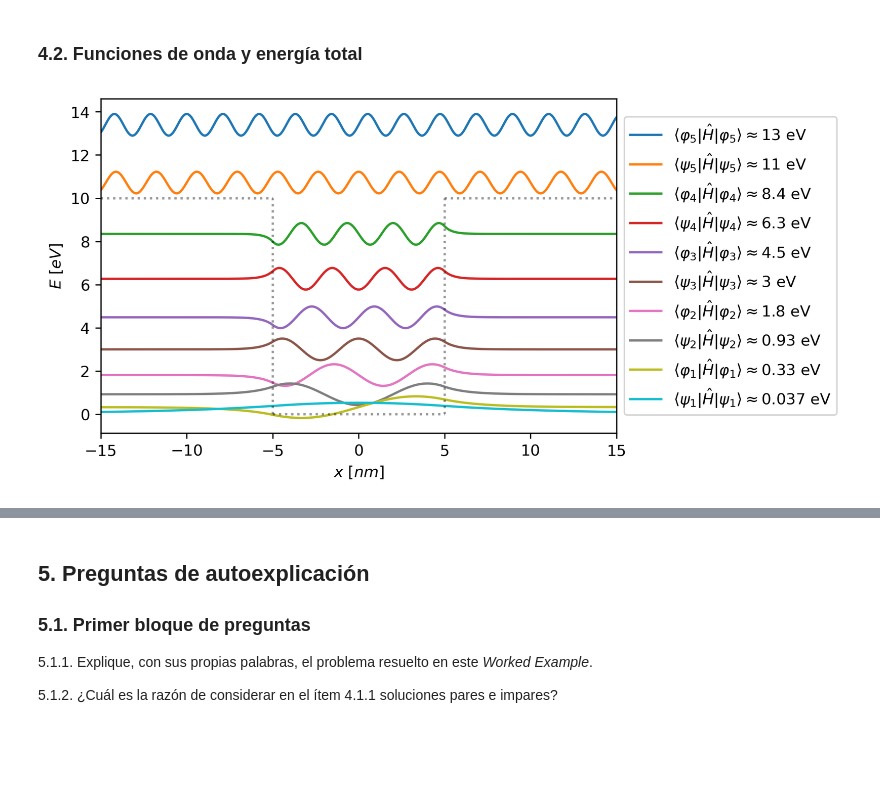
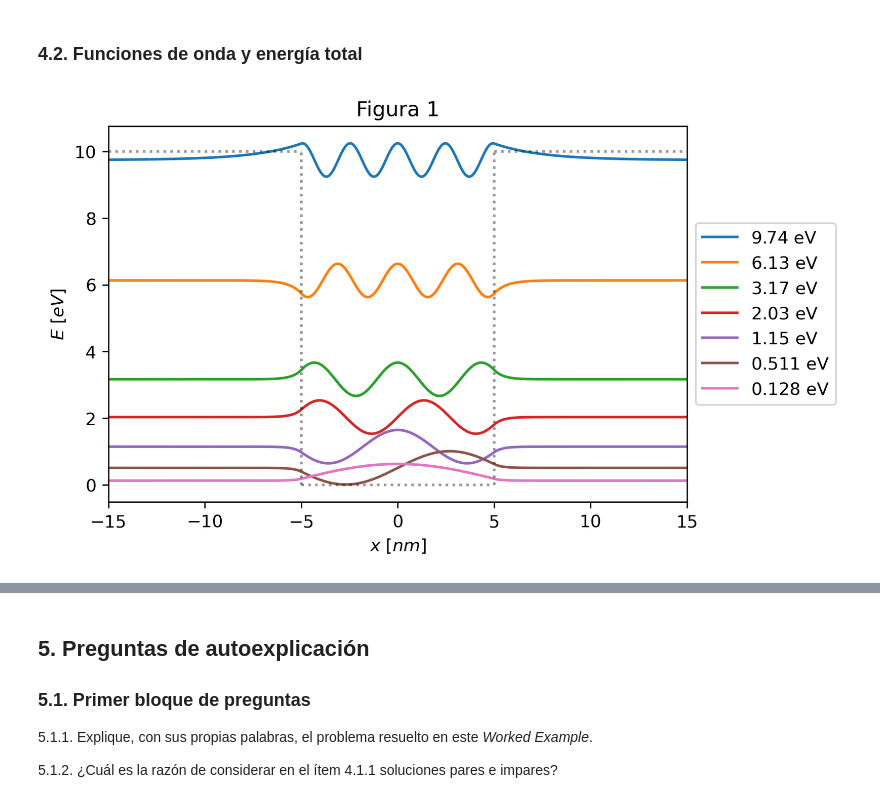
Before and after one commit to davidalejandromiranda/QuantumMechanics, a Jupyter notebook: notebooks/es_PozoPotencialFinito.ipynb, the cells around one changed output, grey strips where cells are left out. Drawn from its saved outputs; the diff is of its cells as text; code cells hidden in the pictures; blank space fills up the shorter version.

```diff
--- a/notebooks/es_PozoPotencialFinito.ipynb
+++ b/notebooks/es_PozoPotencialFinito.ipynb
@@ -74,3 +86,23 @@ def wavefunction(x, quantum_number, well_width, Uo, wavefunction_type='even'):
+# %%
+def get_eigen(x, a, Uo, N=100):
+    eigen_funcs = []
+    eigen_vals = []
+    for wavefunction_type in ['even', 'odd']:
+        for k in well_wavenumbers(a, Uo, N=N, wavefunction_type=wavefunction_type):
+            ψ, E = wavefunction(
+                x,
+                k,
+                a,
+                Uo,
+                wavefunction_type=wavefunction_type)
+            if np.isnan(E):
+                continue
+            eigen_funcs.append(ψ)
+            eigen_vals.append(E)
+    idxs = np.argsort(eigen_vals)
+    eigen_funcs = [eigen_funcs[i] for i in idxs]
+    eigen_vals  = [eigen_vals[i]  for i in idxs]
+    return eigen_vals, eigen_funcs
 # %% [markdown]
 ## 4. Funciones y valores propios de $\hat{H}$
 
@@ -117,36 +149,23 @@ $$ q = - k / tan(ka/2) \Rightarrow tan(ka/2) < 0 \qquad (7b)$$
 ### 4.2. Funciones de onda y energía total
 # %%
 x = np.linspace(-1.5*a, 1.5*a, 2000)
-plt.figure(dpi=300)
+eigen_vals, eigen_funcs = get_eigen(x, a, Uo, N=100)
 ψ_max = 0
-for n in [5, 4, 3, 2, 1]:
-    ψe, ke = wavefunction(
-        x,
-        n,
-        a,
-        Uo,
-        wavefunction_type='even')
-    if max(ψe) > ψ_max:
-        ψ_max = max(ψe)
-    ψo, ko = wavefunction(
-        x,
-        n,
-        a,
-        Uo,
-        wavefunction_type='odd')
-    Ee = hbar**2 * ke**2 / (2 * m)
-    Eo = hbar**2 * ko**2 / (2 * m)
-    ψ_max = max([max(ψe), max(ψo), ψ_max])
-    plt.plot(x, Eo + ψo/max(2*ψo), label=r'$\langle \varphi_%d | \hat{H} | \varphi_%d \rangle \approx %0.2g$ eV' % (n, n, Eo))
-    plt.plot(x, Ee + ψe/max(2*ψe), label=r'$\langle \psi_%d | \hat{H} | \psi_%d \rangle \approx %0.2g$ eV' % (n, n, Ee))
+
+plt.figure(dpi=dpi)
+for E, ψ in zip(eigen_vals[::-1], eigen_funcs[::-1]):
+    plt.plot(x, E + ψ/max(2*ψ), label=r'$%0.3g$ eV' % (E))
+    if max(ψ) > ψ_max:
+            ψ_max = max(ψ)
 plt.vlines([-a/2, a/2], 0, Uo, colors='k', linestyles='dotted', alpha=0.4)
 plt.hlines(0, -a/2, a/2, colors='k', linestyles='dotted', alpha=0.4)
 plt.hlines(Uo, a/2, max(x), colors='k', linestyles='dotted', alpha=0.4)
 plt.hlines(Uo, min(x),-a/2, colors='k', linestyles='dotted', alpha=0.4)
 
 plt.xlim(min(x), max(x))
 plt.legend(bbox_to_anchor=(1, 0.5), loc='center left')
 plt.ylabel(r'$E$ $[eV]$')
-_ = plt.xlabel(r'$x$ $[nm]$')
+plt.xlabel(r'$x$ $[nm]$')
+_ = plt.title('Figura 1')
 # %% [output]
-[figure, old version]
+[figure, new version]
```
Also changed, not shown: parts of 9 cells of this notebook.
